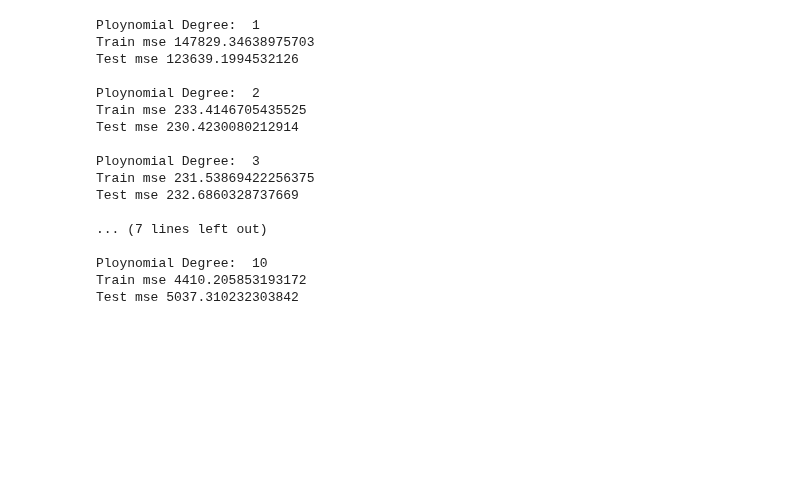
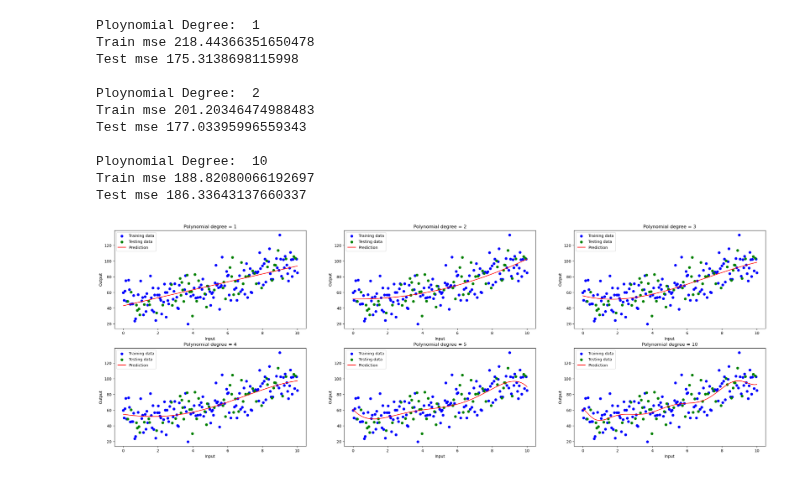
Before and after one commit to itsahegde/msis-labs, a Jupyter notebook: aml-lab/projects/notebooks/sept-15-1.ipynb, the cells around one changed output. Cells and saved outputs as stored; diff of their text form; code cells hidden in the pictures; blank space fills up the shorter version.

```diff
--- a/aml-lab/projects/notebooks/sept-15-1.ipynb
+++ b/aml-lab/projects/notebooks/sept-15-1.ipynb
@@ -18,13 +18,13 @@ import matplotlib.pyplot as plt
 # %%
 np.random.seed(42)
 
-x = np.linspace(0, 100, 200).reshape(-1, 1)
+x = np.linspace(0, 10, 200).reshape(-1, 1)
 # %%
 y = 2 + 0.5 * x[:, 0] ** 2 + np.random.normal(50, 15, 200)
 # %%
-x_train, x_test, y_train, y_test = train_test_split(x, y, test_size=0.25, random_state=42)
+x_train, x_test, y_train, y_test = train_test_split(x, y, test_size=0.30, random_state=42)
 # %%
-degrees = [1, 2, 3, 4, 5, 10]
+degrees = [1, 2, 10]
 # %%
 for degree in degrees:
     model = make_pipeline(
@@ -46,19 +46,42 @@ for degree in degrees:
     print()
 # %% [output]
 Ploynomial Degree:  1
-Train mse 147829.34638975703
-Test mse 123639.1994532126
+Train mse 218.44366351650478
+Test mse 175.3138698115998
 
 Ploynomial Degree:  2
-Train mse 233.4146705435525
-Test mse 230.4230080212914
-
-Ploynomial Degree:  3
-Train mse 231.53869422256375
-Test mse 232.6860328737669
-
-... (7 lines left out)
+Train mse 201.20346474988483
+Test mse 177.03395996559343
 
 Ploynomial Degree:  10
-Train mse 4410.205853193172
-Test mse 5037.310232303842
+Train mse 188.82080066192697
+Test mse 186.33643137660337
+# %%
+degreess = [1, 2, 3, 4, 5, 10]
+x_plot = np.linspace(0, 10, 200).reshape(-1, 1)
+
+plt.figure(figsize=(30, 10))
+
+for index, degree in enumerate(degreess):
+    model = make_pipeline(
+        PolynomialFeatures(degree=degree, include_bias=False),
+        LinearRegression()
+    )
+
+    model.fit(x_train, y_train)
+    y_plot = model.predict(x_plot)
+
+    plt.subplot(2, 3, index+1)
+    plt.scatter(x_train, y_train, color="blue", label="Training data")
+    plt.scatter(x_test, y_test, color="green", label="Testing data")
+    plt.plot(x_plot, y_plot, color="red", label="Prediction")
+
+    plt.title(f"Polynomial degree = {degree}")
+    plt.xlabel("Input")
+    plt.ylabel("Output")
+    plt.legend()
+
+# plt.tight_layout()
+plt.show()
+# %% [output]
+[figure, added]
```
Also changed, not shown: 4 other files.
